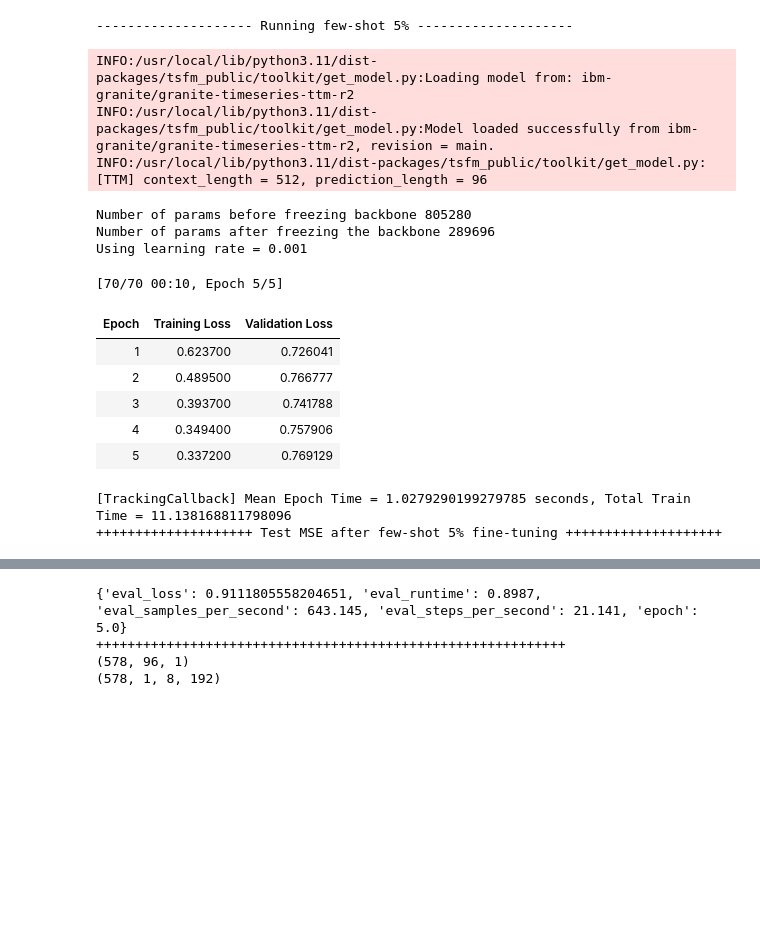
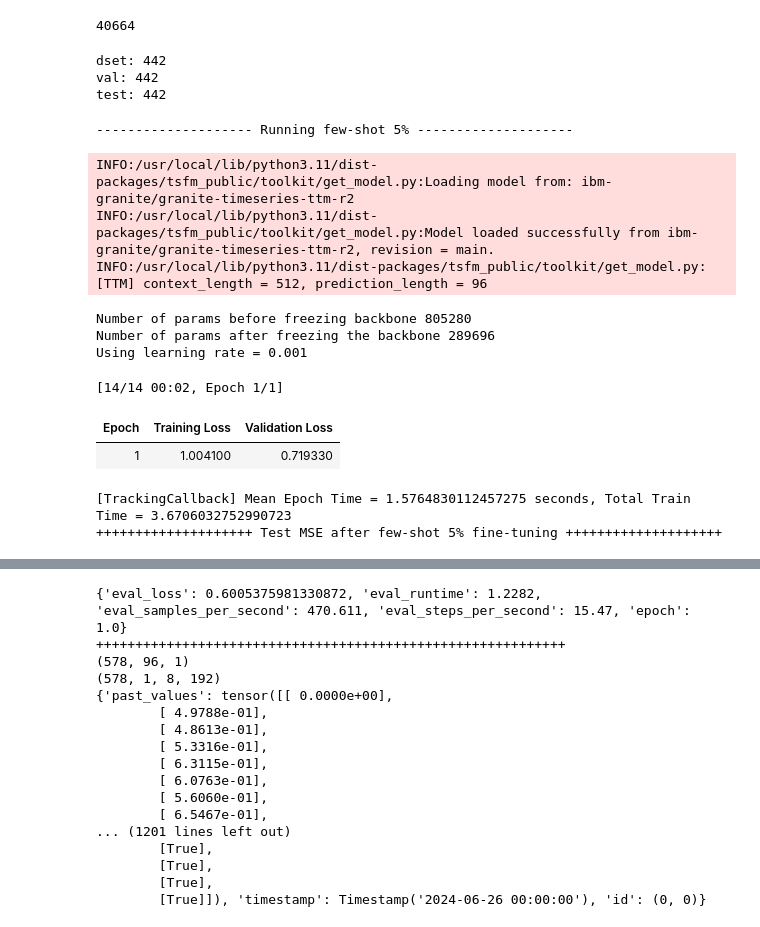
Before and after one commit to wllchrst/jwp-datavidia, a Jupyter notebook: t.ipynb, the cells around one changed output, grey strips where cells are left out. Drawn from its saved outputs; the diff is of its cells as text; code cells hidden in the pictures; blank space fills up the shorter version.

Commit message:
feat: finetune model

```diff
--- a/t.ipynb
+++ b/t.ipynb
@@ -86,6 +63,12 @@ split_config = {
     "train": 0.8,
     "test": 0.1
 }
+
+test_split_config = {
+    "train": 0.8,
+    "test": 0.1
+}
+
 # Understanding the split config -- slides
 
 feature_to_scale = ['GlobalOpen', 'GlobalHigh', 'GlobalVol.', 'GlobalPrice', 'CE_Close', 'CE_High', 'CE_Low', 'CE_Open']
@@ -131,3 +115,8 @@ data.head()
 | 2 | 2022-01-01 | 2 | 0 | 11030.0 | 0.384917 | 0.977176 | 3.5 | -1.266524 | -0.48 | ... |
 | 3 | 2022-01-01 | 3 | 0 | 12080.0 | 0.384917 | 0.977176 | 3.5 | -1.266524 | -0.48 | ... |
 | 4 | 2022-01-01 | 4 | 0 | 22360.0 | 0.384917 | 0.977176 | 3.5 | -1.266524 | -0.48 | ... |
+# %%
+test_data['price'] = 0
+len(test_data)
+# %% [output]
+40664
@@ -134,3 +148,9 @@ data.head()
+# %%
+get_model_result("")
+# %% [output]
+dset: 442
+val: 442
+test: 442
 # %%
 def fewshot_finetune_eval(
     dataset_name,
@@ -189,6 +209,7 @@ def fewshot_finetune_eval(
             prefer_l1_loss=False,
             prefer_longer_context=True,
             # Can also provide TTM Config args
+            head_dropout=1,
             loss=loss,
             quantile=quantile,
         )
@@ -294,42 +315,63 @@ def fewshot_finetune_eval(
     print(backbone_embedding.shape)
 
     # plot
-    plot_predictions(
-        model=finetune_forecast_trainer.model,
-        dset=dset_test,
-        plot_dir=os.path.join(OUT_DIR, dataset_name),
-        plot_prefix="test_fewshot",
-        channel=0,
-    )
+    # plot_predictions(
+    #     model=finetune_forecast_trainer.model,
+    #     dset=dset_test,
+    #     plot_dir=os.path.join(OUT_DIR, dataset_name),
+    #     plot_prefix="test_fewshot",
+    #     channel=0,
+    # )
+    # view
+    view_prediction(dset_test, predictions_dict)
 # %%
+# fewshot_finetune_eval(
+#     dataset_name=TARGET_DATASET,
+#     context_length=CONTEXT_LENGTH,
+#     forecast_length=PREDICTION_LENGTH,
+#     batch_size=32,
+#     fewshot_percent=30,
+#     learning_rate=0.001,
+#     num_epochs=20
+# )
+
 fewshot_finetune_eval(
     dataset_name=TARGET_DATASET,
     context_length=CONTEXT_LENGTH,
     forecast_length=PREDICTION_LENGTH,
     batch_size=32,
     fewshot_percent=5,
     learning_rate=0.001,
-    num_epochs=5
+    num_epochs=1
 )
 # %% [output]
 -------------------- Running few-shot 5% --------------------
 INFO:/usr/local/lib/python3.11/dist-packages/tsfm_public/toolkit/get_model.py:Loading model from: ibm-granite/granite-timeseries-ttm-r2
 INFO:/usr/local/lib/python3.11/dist-packages/tsfm_public/toolkit/get_model.py:Model loaded successfully from ibm-granite/granite-timeseries-ttm-r2, revision = main.
 INFO:/usr/local/lib/python3.11/dist-packages/tsfm_public/toolkit/get_model.py:[TTM] context_length = 512, prediction_length = 96
 Number of params before freezing backbone 805280
 Number of params after freezing the backbone 289696
 Using learning rate = 0.001
-[70/70 00:10, Epoch 5/5]
+[14/14 00:02, Epoch 1/1]
 | Epoch | Training Loss | Validation Loss |
-| 1 | 0.623700 | 0.726041 |
-| 2 | 0.489500 | 0.766777 |
-| 3 | 0.393700 | 0.741788 |
-| 4 | 0.349400 | 0.757906 |
-| 5 | 0.337200 | 0.769129 |
+| 1 | 1.004100 | 0.719330 |
-[TrackingCallback] Mean Epoch Time = 1.0279290199279785 seconds, Total Train Time = 11.138168811798096
+[TrackingCallback] Mean Epoch Time = 1.5764830112457275 seconds, Total Train Time = 3.6706032752990723
 ++++++++++++++++++++ Test MSE after few-shot 5% fine-tuning ++++++++++++++++++++
 [interactive output not drawn]
-{'eval_loss': 0.9111805558204651, 'eval_runtime': 0.8987, 'eval_samples_per_second': 643.145, 'eval_steps_per_second': 21.141, 'epoch': 5.0}
+{'eval_loss': 0.6005375981330872, 'eval_runtime': 1.2282, 'eval_samples_per_second': 470.611, 'eval_steps_per_second': 15.47, 'epoch': 1.0}
 ++++++++++++++++++++++++++++++++++++++++++++++++++++++++++++
 (578, 96, 1)
 (578, 1, 8, 192)
+{'past_values': tensor([[ 0.0000e+00],
+        [ 4.9788e-01],
+        [ 4.8613e-01],
+        [ 5.3316e-01],
+        [ 6.3115e-01],
+        [ 6.0763e-01],
+        [ 5.6060e-01],
+        [ 6.5467e-01],
+... (1201 lines left out)
+        [True],
+        [True],
+        [True],
+        [True]]), 'timestamp': Timestamp('2024-06-26 00:00:00'), 'id': (0, 0)}
```
Also changed, not shown: parts of 6 cells of this notebook.
